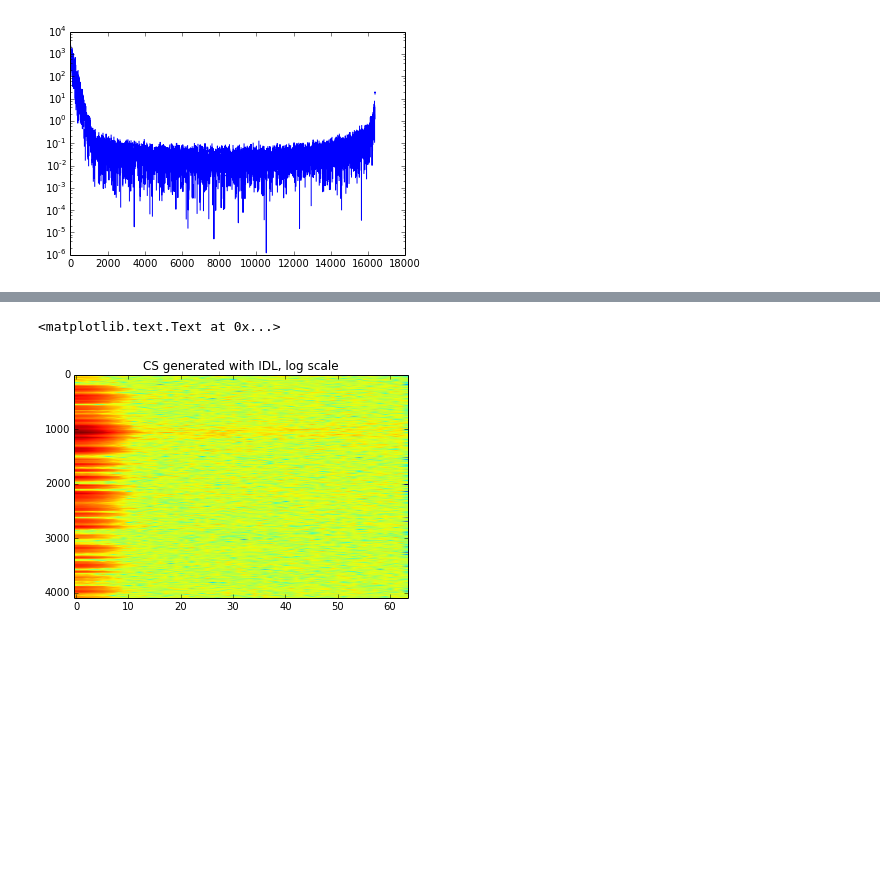
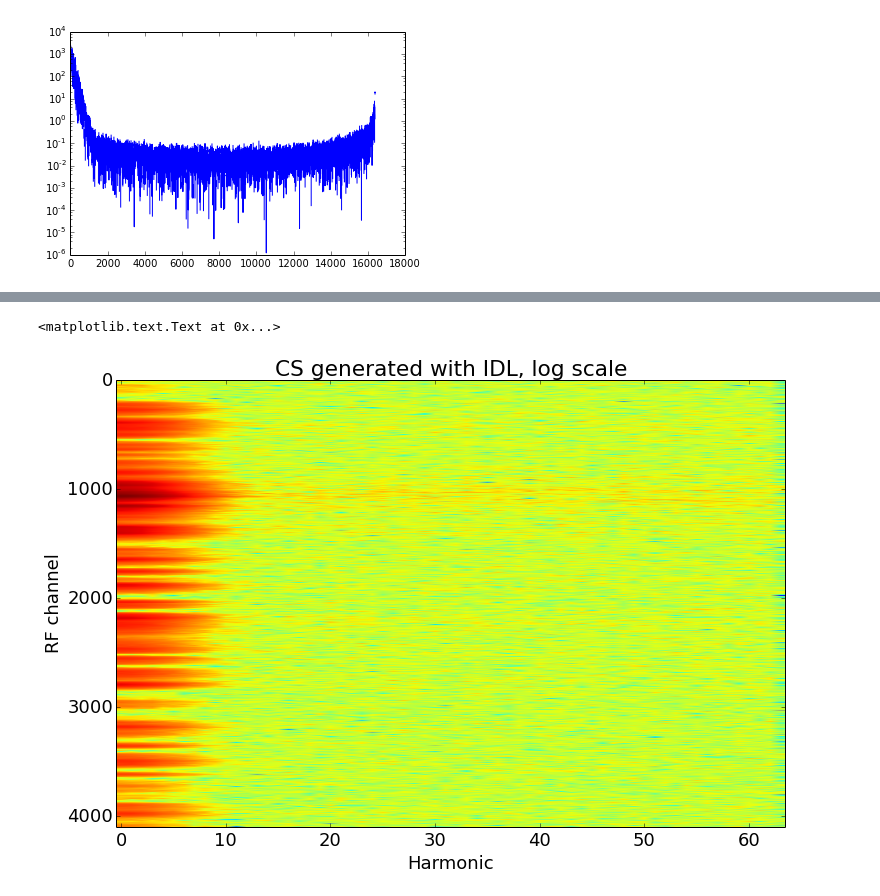
Before and after one commit to gitj/notebooks, a Jupyter notebook: 2015-03-11-compare-idl-cs-with-pycyc.ipynb, the cells around one changed output, grey strips where cells are left out. Cells and saved outputs as stored; diff of their text form; code cells hidden in the pictures; blank space fills up the shorter version.

```diff
--- a/2015-03-11-compare-idl-cs-with-pycyc.ipynb
+++ b/2015-03-11-compare-idl-cs-with-pycyc.ipynb
@@ -1,3 +1,6 @@
+# %%
+rcParams['figure.figsize']=(12.,8.)
+rcParams['font.size']=18
 # %%
 import sys
 sys.path.append('/Users/gjones/pycyc')
@@ -73,9 +82,11 @@ title('CS generated by pycyc, no noise, log scale')
 # %%
 imshow(np.log(np.abs(np.fft.rfft(idlcs[0,:,:],axis=1)[:,1:])),aspect='auto')
 title('CS generated with IDL, log scale')
+ylabel('RF channel')
+xlabel('Harmonic')
 # %% [output]
 <matplotlib.text.Text at 0x...>
-[figure, old version]
+[figure, new version]
 # %%
 #figure(figsize=(6,12))
 imshow(np.log((np.abs(np.fft.rfft(CSnoise.data[0,0,:,:],axis=1))))[:4096,:],aspect='auto')
```
Also changed, not shown: parts of 8 cells of this notebook.
